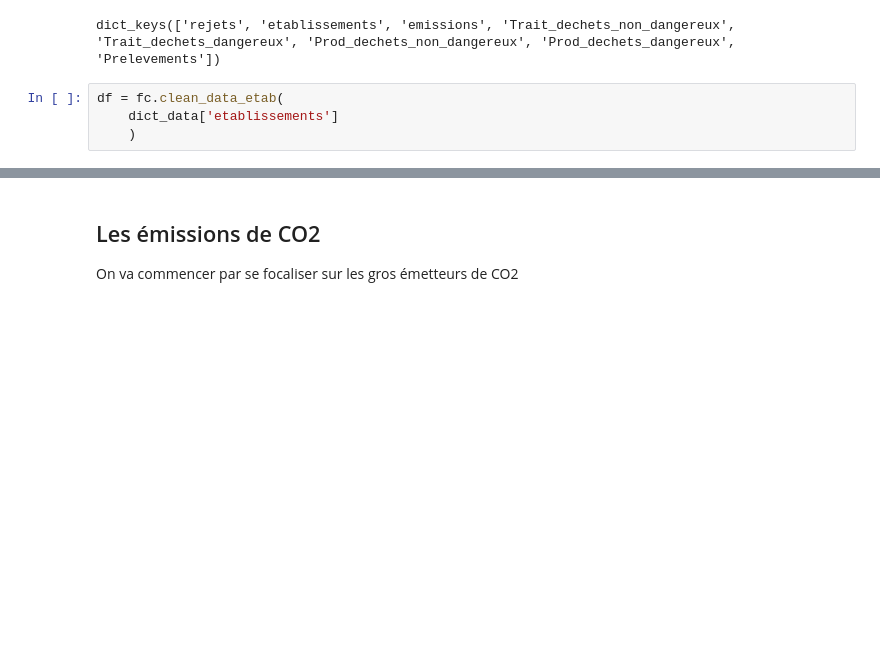
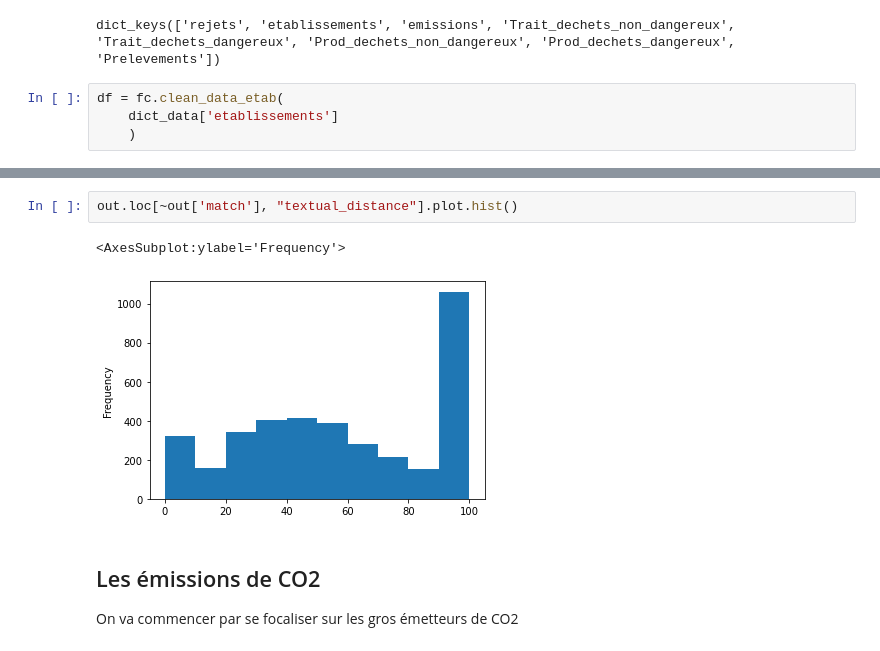
Before and after one commit to raphaeleadjerad/irep, a Jupyter notebook: notebooks/exploration.ipynb, the cells around one changed output, grey strips where cells are left out. Drawn from its saved outputs; the diff is of its cells as text; blank space fills up the shorter version.

```diff
--- a/notebooks/exploration.ipynb
+++ b/notebooks/exploration.ipynb
@@ -44,3 +149,8 @@ request_template_geo = '''{{
+# %%
+out.loc[~out['match'], "textual_distance"].plot.hist()
+# %% [output]
+<AxesSubplot:ylabel='Frequency'>
+[figure, added]
 # %% [markdown]
 ## Les émissions de CO2
 
```
Also changed, not shown: parts of 14 cells of this notebook, 1 other file.
